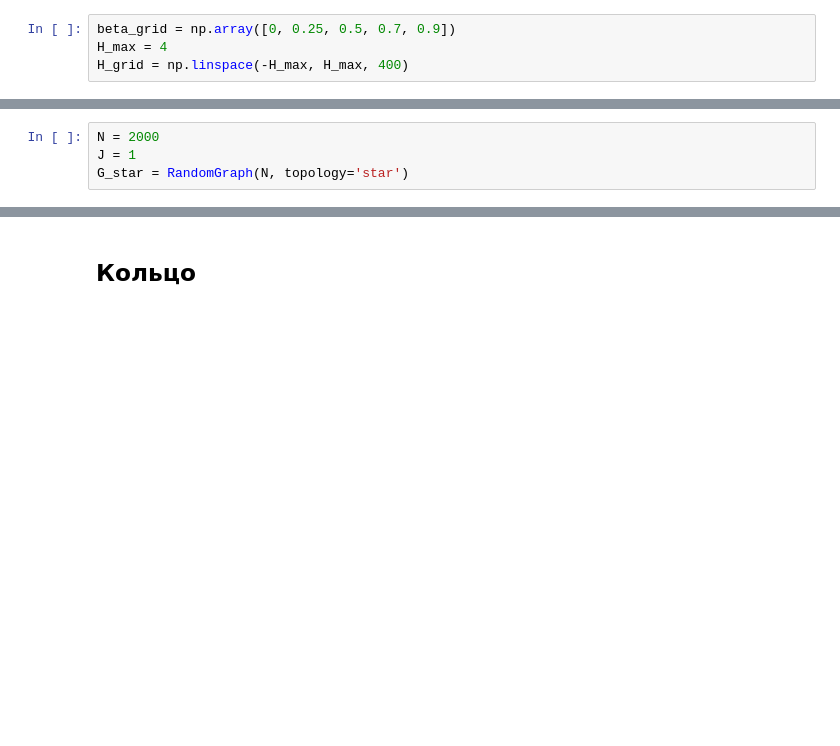
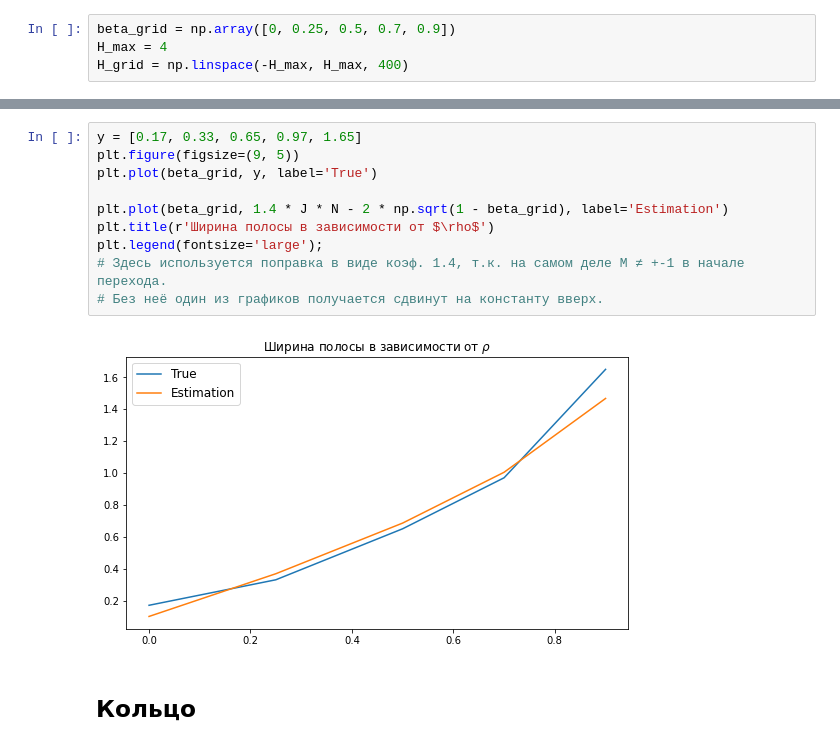
Before and after one commit to alexicon33/Ising-model, a Jupyter notebook: Code/Graph topologies.ipynb, the cells around one changed output, grey strips where cells are left out. Cells and saved outputs as stored; diff of their text form; blank space fills up the shorter version.

```diff
--- a/Code/Graph topologies.ipynb
+++ b/Code/Graph topologies.ipynb
@@ -47,4 +49,0 @@ for index, beta in tqdm(enumerate(beta_grid)):
-# %%
-N = 2000
-J = 1
-G_star = RandomGraph(N, topology='star')
@@ -62,3 +163,15 @@ for index, beta in tqdm(enumerate(beta_grid)):
+# %%
+y = [0.17, 0.33, 0.65, 0.97, 1.65]
+plt.figure(figsize=(9, 5))
+plt.plot(beta_grid, y, label='True')
+
+plt.plot(beta_grid, 1.4 * J * N - 2 * np.sqrt(1 - beta_grid), label='Estimation')
+plt.title(r'Ширина полосы в зависимости от $\rho$')
+plt.legend(fontsize='large');
+# Здесь используется поправка в виде коэф. 1.4, т.к. на самом деле M ≠ +-1 в начале перехода.
+# Без неё один из графиков получается сдвинут на константу вверх.
+# %% [output]
+[figure, added]
 # %% [markdown]
 ## Кольцо
 # %%
```
Also changed, not shown: parts of 24 cells of this notebook, 1 other file.
